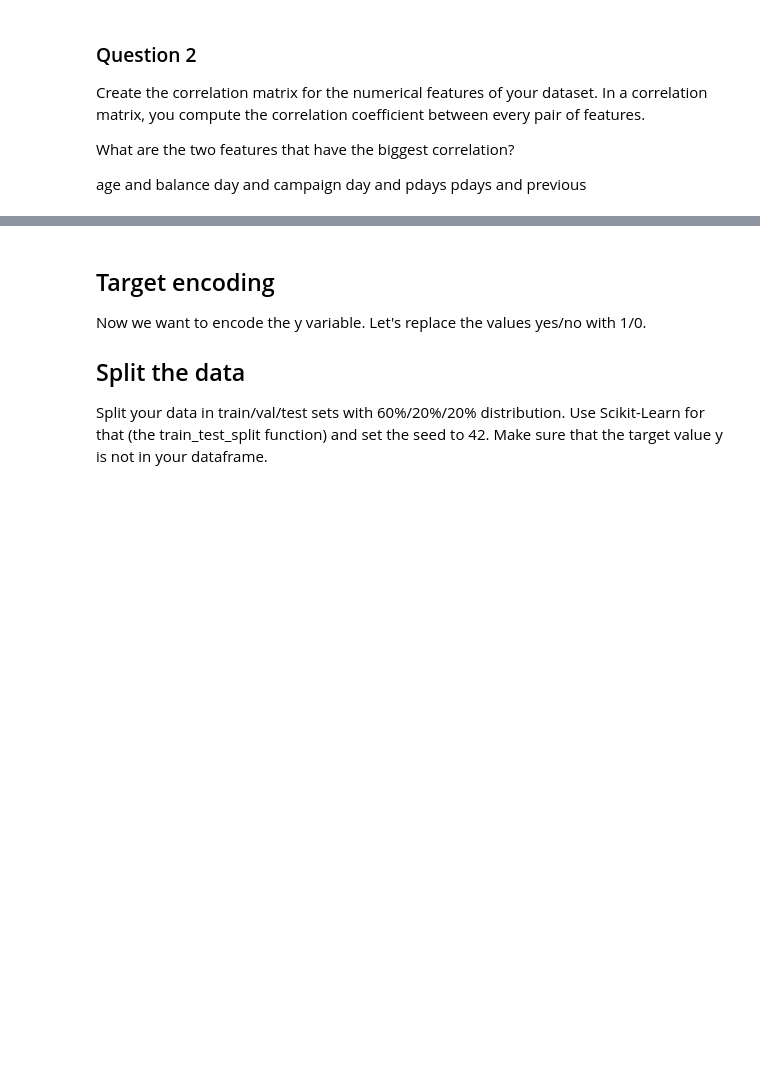
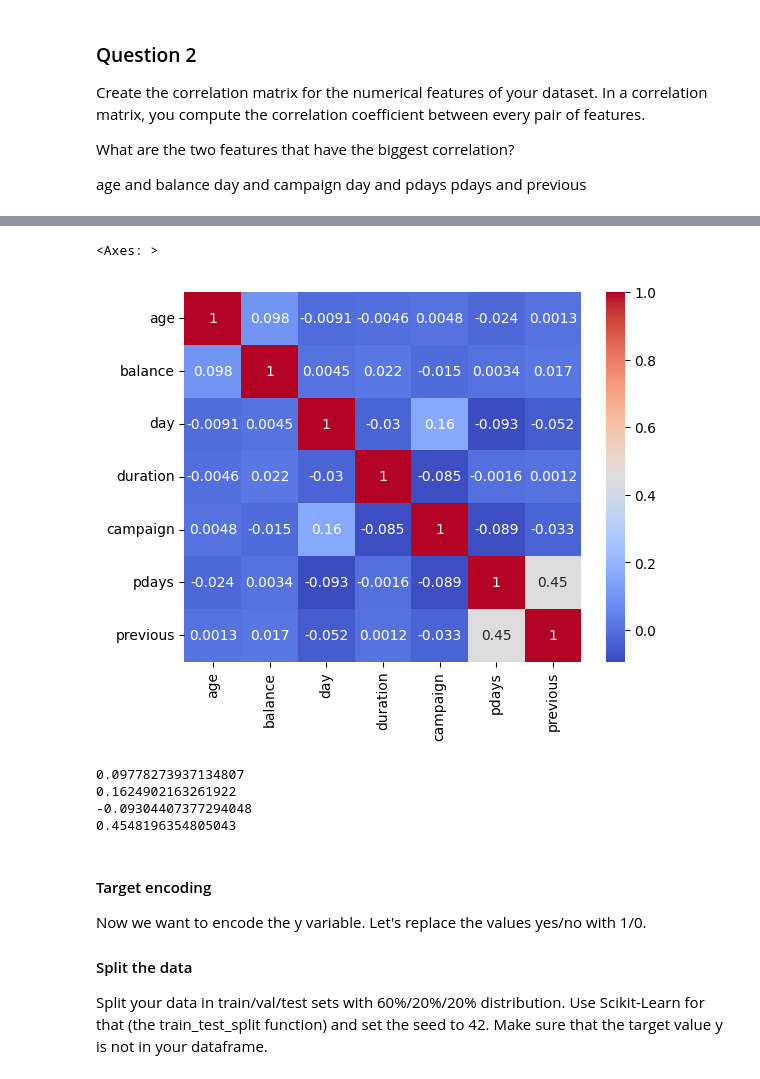
Before and after one commit to elinaharnovich/ml-zoomcamp, a Jupyter notebook: homework_3/homework_3.ipynb, the cells around one changed output, grey strips where cells are left out. Cells and saved outputs as stored; diff of their text form; code cells hidden in the pictures; blank space fills up the shorter version.

Commit message:
add correlation matrix

```diff
--- a/homework_3/homework_3.ipynb
+++ b/homework_3/homework_3.ipynb
@@ -39,3 +41,5 @@ memory usage: 5.2+ MB
+# %%
+df.y = (df.y == 'yes').astype(int)
 # %% [markdown]
 ### Question 1
 
@@ -65,3 +69,5 @@ age and balance
 day and campaign
 day and pdays
 pdays and previous
+# %%
+numerical = list(df.dtypes[df.dtypes == 'int64'].index)
@@ -68,8 +93,25 @@ pdays and previous
+# %%
+# display correlation matrix in heatmap
+corr = df[numerical].corr()
+sns.heatmap(corr, annot=True, cmap='coolwarm')
+# %% [output]
+<Axes: >
+[figure, added]
+# %%
+print(corr['age']['balance'])
+print(corr['day']['campaign'])
+print(corr['day']['pdays'])
+print(corr['pdays']['previous'])
+# %% [output]
+0.09778273937134807
+0.1624902163261922
+-0.09304407377294048
+0.4548196354805043
 # %% [markdown]
-## Target encoding
+#### Target encoding
 Now we want to encode the y variable.
 Let's replace the values yes/no with 1/0.
-## Split the data
+#### Split the data
 Split your data in train/val/test sets with 60%/20%/20% distribution.
 Use Scikit-Learn for that (the train_test_split function) and set the seed to 42.
 Make sure that the target value y is not in your dataframe.
```
Also changed, not shown: parts of 10 cells of this notebook.
